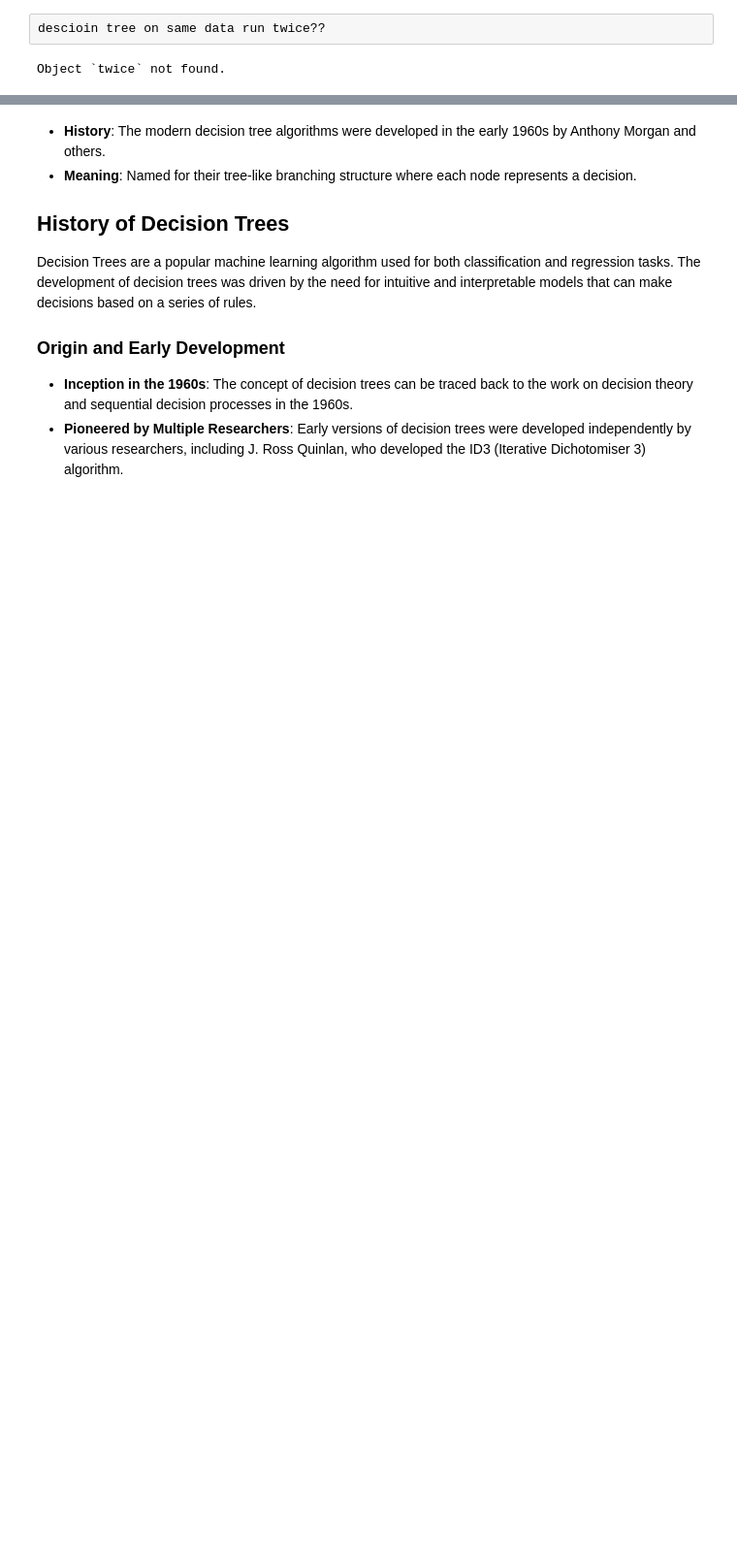
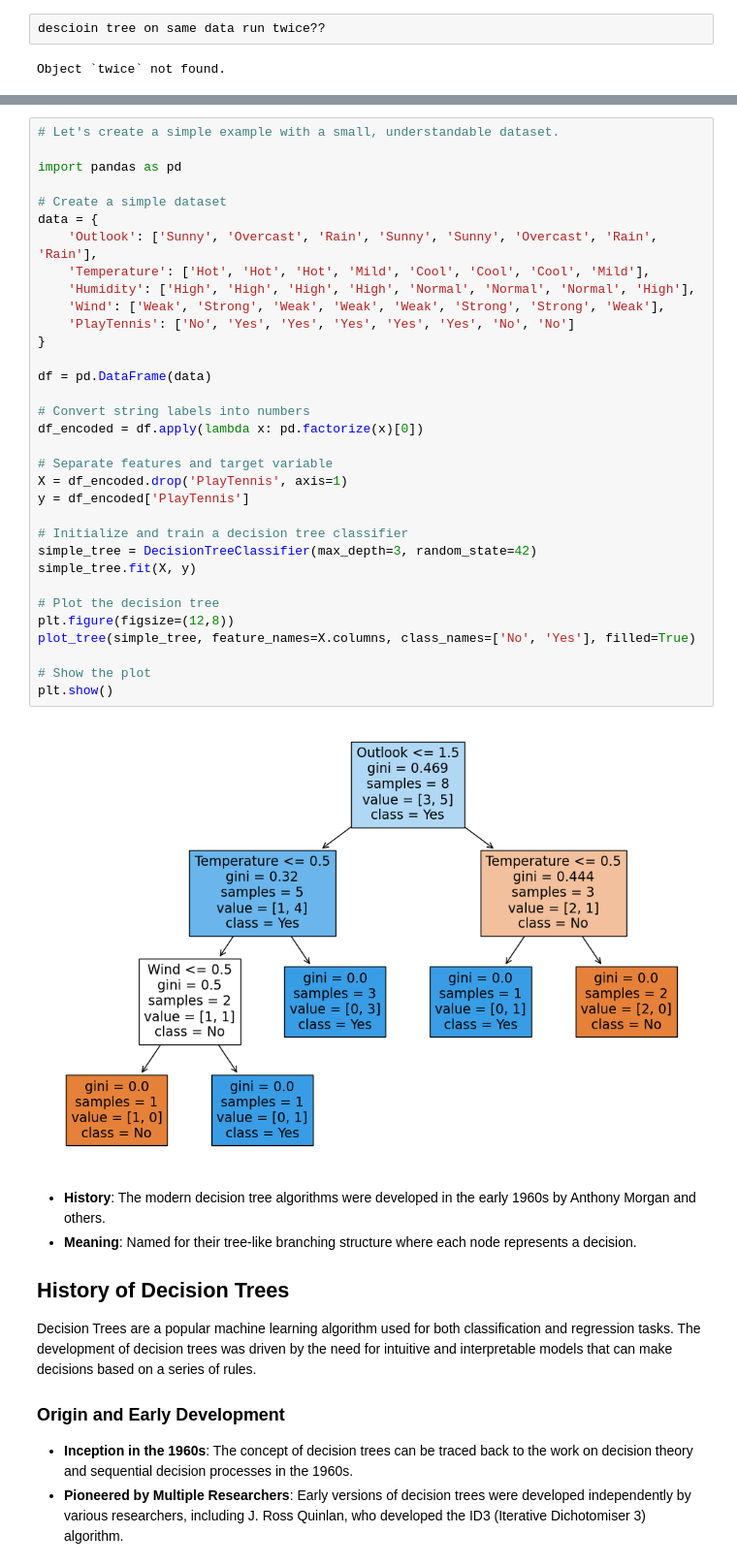
Before and after one commit to taranjitkaurme/datascience_practice_machinelearning, a Jupyter notebook: 05. Decision Trees (Supervised Learning)/decision trees algorithm.ipynb, the cells around one changed output, grey strips where cells are left out. Shown: that part at 97% size. Saved outputs shown, nothing was run; the diff lists cells and outputs as text; blank space fills up the shorter version.

```diff
--- a/05. Decision Trees (Supervised Learning)/decision trees algorithm.ipynb
+++ b/05. Decision Trees (Supervised Learning)/decision trees algorithm.ipynb
@@ -21,3 +27,38 @@ Object `twice` not found.
+# %%
+# Let's create a simple example with a small, understandable dataset.
+
+import pandas as pd
+
+# Create a simple dataset
+data = {
+    'Outlook': ['Sunny', 'Overcast', 'Rain', 'Sunny', 'Sunny', 'Overcast', 'Rain', 'Rain'],
+    'Temperature': ['Hot', 'Hot', 'Hot', 'Mild', 'Cool', 'Cool', 'Cool', 'Mild'],
+    'Humidity': ['High', 'High', 'High', 'High', 'Normal', 'Normal', 'Normal', 'High'],
+    'Wind': ['Weak', 'Strong', 'Weak', 'Weak', 'Weak', 'Strong', 'Strong', 'Weak'],
+    'PlayTennis': ['No', 'Yes', 'Yes', 'Yes', 'Yes', 'Yes', 'No', 'No']
+}
+
+df = pd.DataFrame(data)
+
+# Convert string labels into numbers
+df_encoded = df.apply(lambda x: pd.factorize(x)[0])
+
+# Separate features and target variable
+X = df_encoded.drop('PlayTennis', axis=1)
+y = df_encoded['PlayTennis']
+
+# Initialize and train a decision tree classifier
+simple_tree = DecisionTreeClassifier(max_depth=3, random_state=42)
+simple_tree.fit(X, y)
+
+# Plot the decision tree
+plt.figure(figsize=(12,8))
+plot_tree(simple_tree, feature_names=X.columns, class_names=['No', 'Yes'], filled=True)
+
+# Show the plot
+plt.show()
+# %% [output]
+[figure, added]
 # %% [markdown]
 - **History**: The modern decision tree algorithms were developed in the early 1960s by Anthony Morgan and others.
 - **Meaning**: Named for their tree-like branching structure where each node represents a decision.
```
Also changed, not shown: parts of 1 cell of this notebook, 4 other files.
